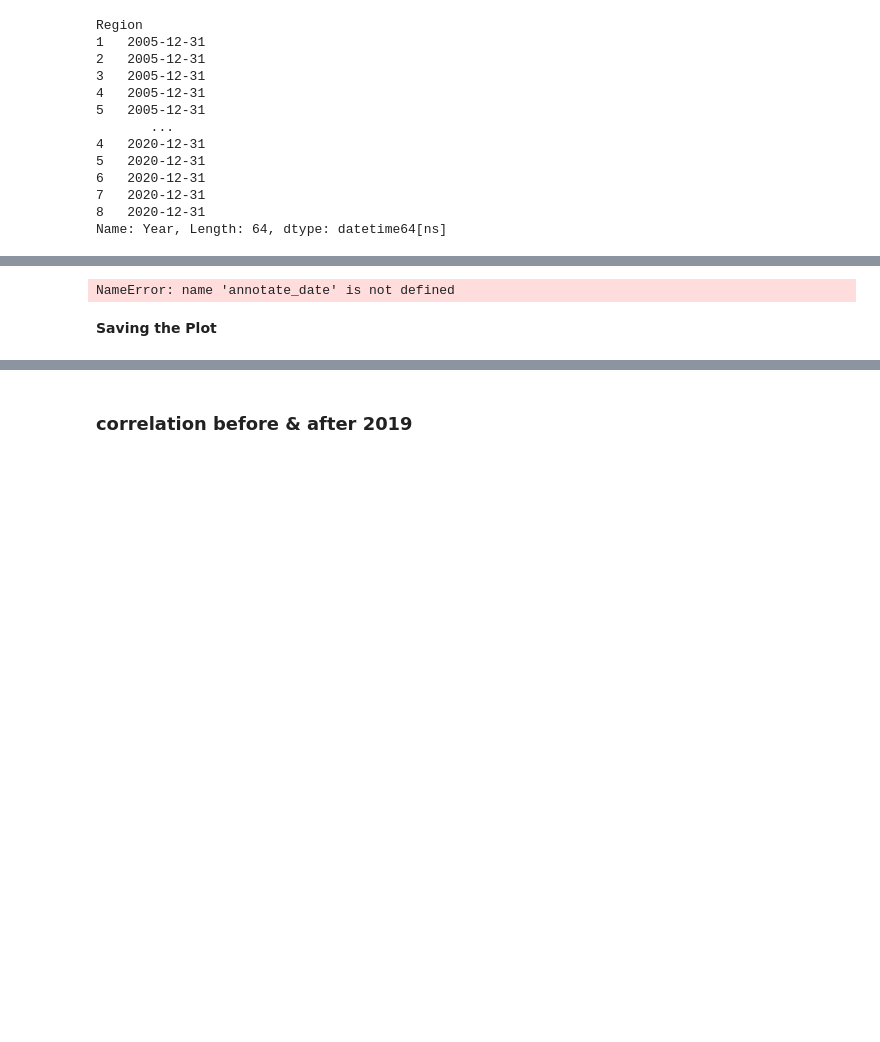
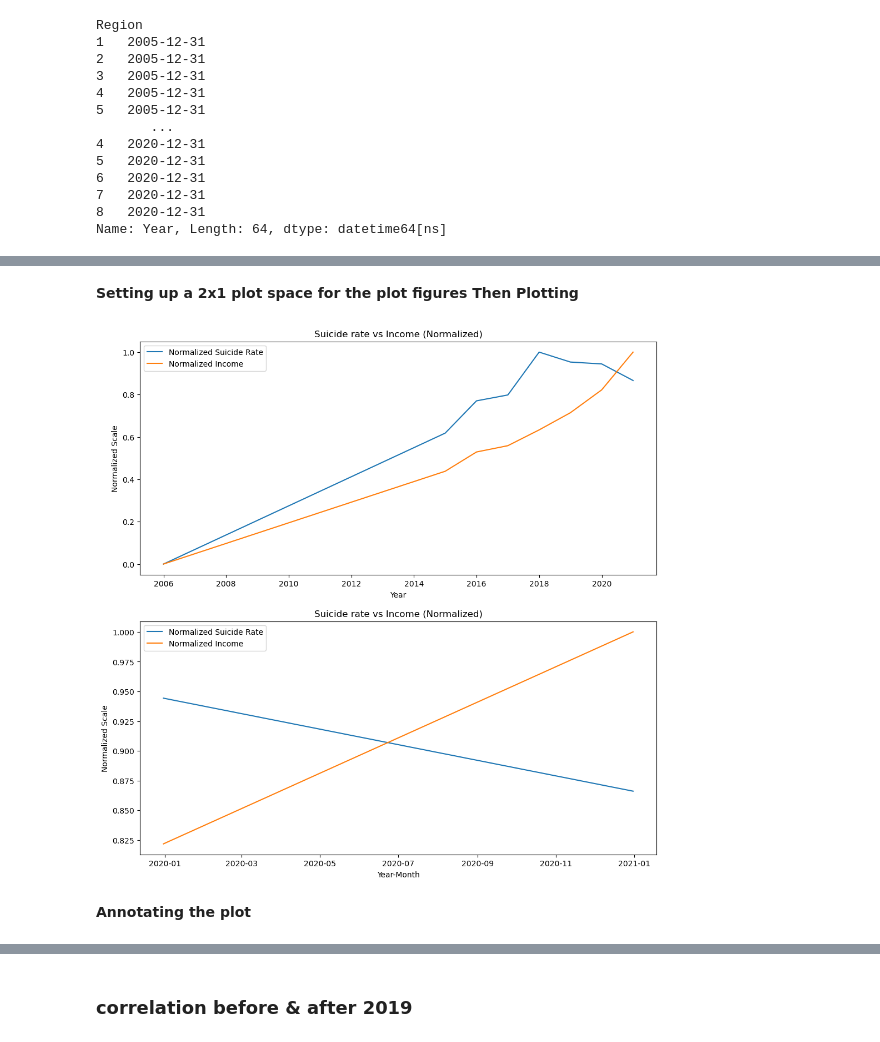
Before and after one commit to MajdAlali99/Data-Wrangling-Project, a Jupyter notebook: Gilbert/EconomicalFactors-SuicideRate-Analysis.ipynb, the cells around one changed output, grey strips where cells are left out. Saved outputs shown, nothing was run; the diff lists cells and outputs as text; code cells hidden in the pictures; blank space fills up the shorter version.

```diff
--- a/Gilbert/EconomicalFactors-SuicideRate-Analysis.ipynb
+++ b/Gilbert/EconomicalFactors-SuicideRate-Analysis.ipynb
@@ -499,9 +530,9 @@ intersection_y = -30
     2) the labels we want to gie these datas (for legend labelling)
     3 and 4) x and y labels
     5) the plot figure we want to plot on"""
-def plot_label_legend(datas, data_labels, x_label, y_label, ax):
+def plot_and_label(datas, data_labels, x_label, y_label, title, ax):
     ax.plot(datas[0], label=data_labels[0])
     ax.plot(datas[1], label=data_labels[1])
-    ax.set_xlabel(x_label)
-    ax.set_ylabel(y_label)
+    ax.set(xlabel=x_label, ylabel=y_label,
+          title=title)
     ax.legend(loc='best')
@@ -532,16 +538,0 @@ from pandas.tseries.offsets import Day, MonthEnd
-# %%
-#dates of intersection based on visualization of orginal and zoomed data
-date = grouped_data.index[intersection[1]] + 145 * Day()
-date2 = grouped_data.index[intersection[1]] + 174* Day()
-
-#applying the annotation
-annotate_date(ax1, date, -0.035)
-annotate_date(ax2, date2, -0.037)
-#adjusting the x limit
-ax2.set_xlim(datetime(2020,1,1),datetime(2021,1,1))
-
-fig
-# %% [output]
-NameError: name 'annotate_date' is not defined
-# %% [markdown]
-<b>Saving the Plot</b>
@@ -549,0 +539,26 @@ NameError: name 'annotate_date' is not defined
+# %% [markdown]
+<b>Setting up a 2x1 plot space for the plot figures Then Plotting</b>
+# %%
+#set up plot space
+fig = plt.figure(figsize=(12, 12))
+ax1 = fig.add_subplot(2, 1, 1) # 2x1 plot space, 1st figure
+ax2 = fig.add_subplot(2, 1, 2) #2x1 plot space, second figure
+
+
+# Plot the normalized suicide rate and income columns over time
+
+#plot original data
+plot_and_label([grouped_data['suicide rate'], grouped_data['income']],
+                  ['Normalized Suicide Rate', 'Normalized Income'], 'Year', 'Normalized Scale',
+                  'Suicide rate vs Income (Normalized)', ax1)
+
+#plot zoomed data
+plot_and_label([data_2020['suicide rate'], data_2020['income']],
+                  ['Normalized Suicide Rate', 'Normalized Income'], 'Year-Month',
+                  'Normalized Scale','Suicide rate vs Income (Normalized)', ax2)
+
+plt.savefig('income-VS-sui.png', format='png')
+# %% [output]
+[figure, added]
+# %% [markdown]
+<b>Annotating the plot</b>
```
Also changed, not shown: parts of 22 cells of this notebook, 4 other files.
